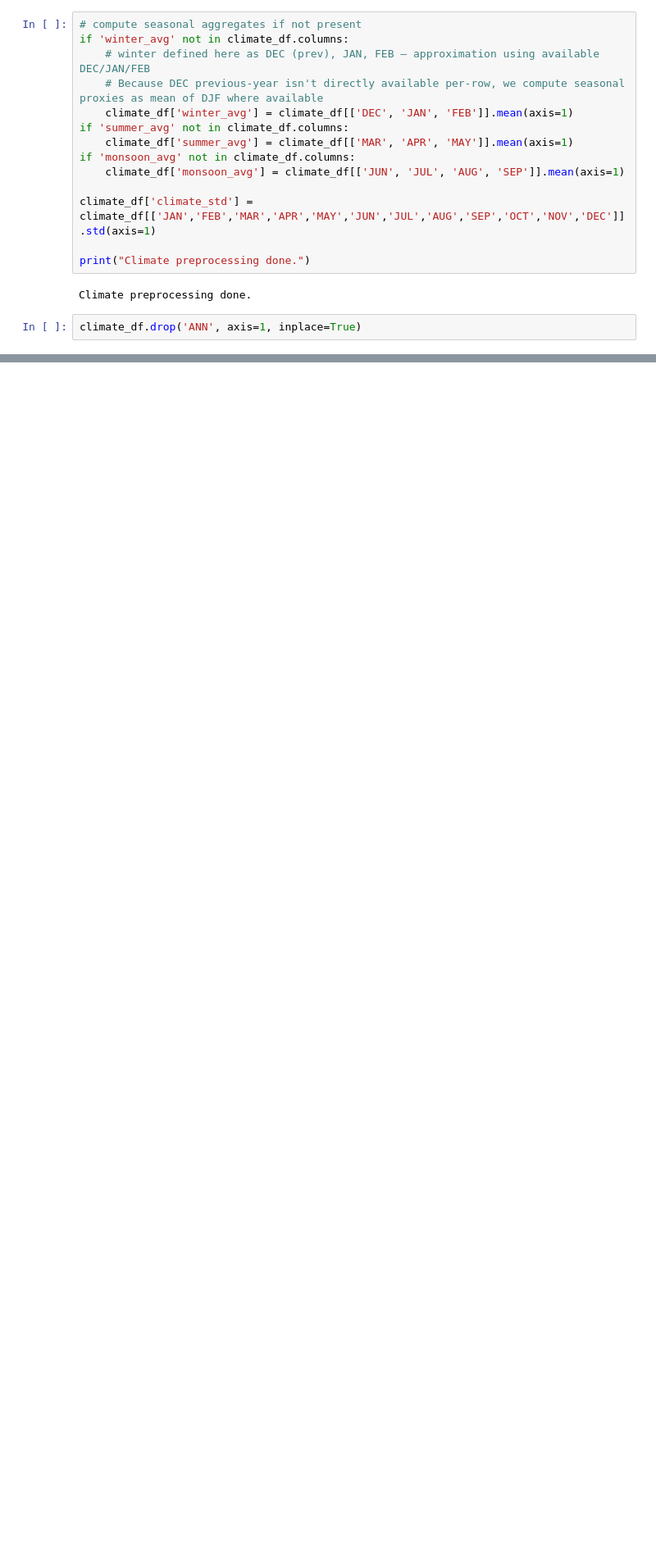
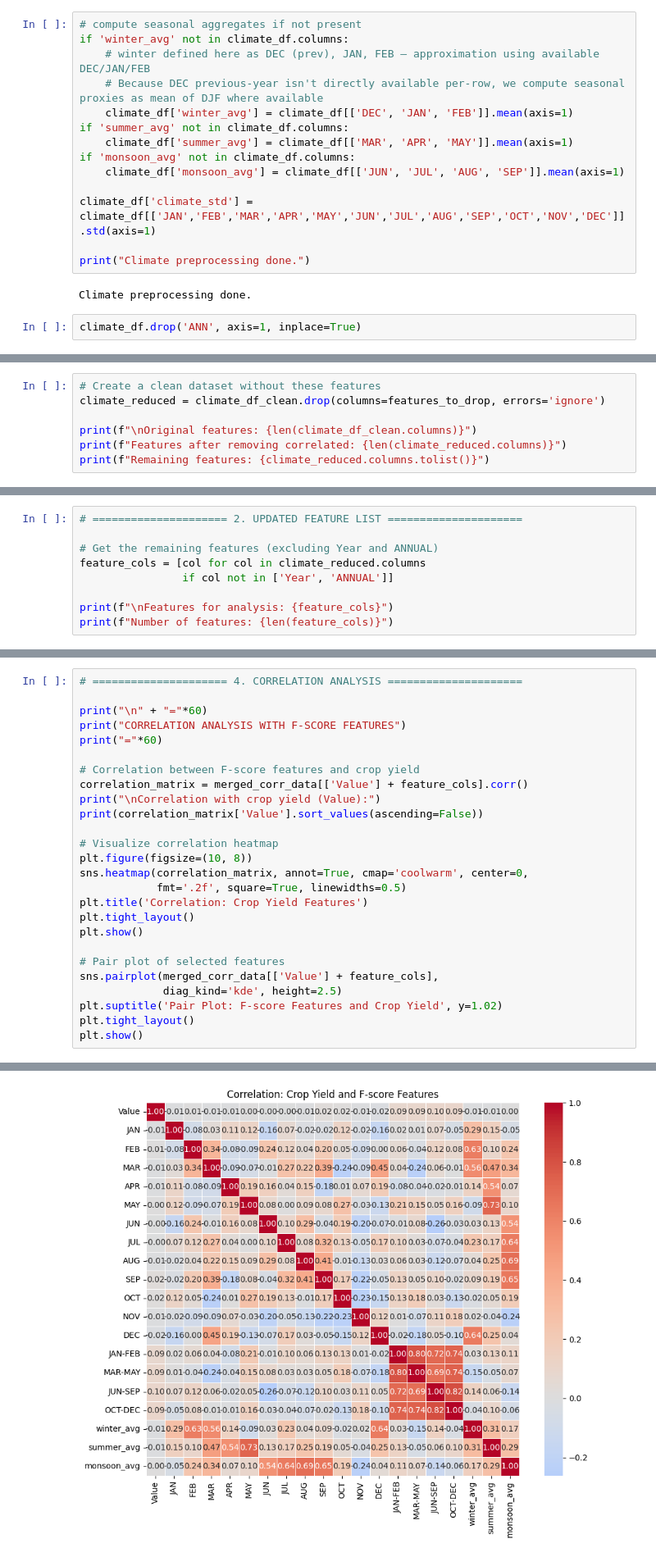
Before and after one commit to sandeepa-ukr/AI-Based-Crop-Predection, a Jupyter notebook: crop.ipynb, the cells around one changed output, grey strips where cells are left out. Shown at 82% size. Drawn from its saved outputs; the diff is of its cells as text; blank space fills up the shorter version.

```diff
--- a/crop.ipynb
+++ b/crop.ipynb
@@ -188,0 +319,7 @@ Combined climate and crop data columns: ['Year', 'JAN', 'FEB', 'MAR', 'APR', 'MA
+# %%
+# Create a clean dataset without these features
+climate_reduced = climate_df_clean.drop(columns=features_to_drop, errors='ignore')
+
+print(f"\nOriginal features: {len(climate_df_clean.columns)}")
+print(f"Features after removing correlated: {len(climate_reduced.columns)}")
+print(f"Remaining features: {climate_reduced.columns.tolist()}")
@@ -188,0 +330,9 @@ Combined climate and crop data columns: ['Year', 'JAN', 'FEB', 'MAR', 'APR', 'MA
+# %%
+# ===================== 2. UPDATED FEATURE LIST =====================
+
+# Get the remaining features (excluding Year and ANNUAL)
+feature_cols = [col for col in climate_reduced.columns
+                if col not in ['Year', 'ANNUAL']]
+
+print(f"\nFeatures for analysis: {feature_cols}")
+print(f"Number of features: {len(feature_cols)}")
@@ -188,0 +453,27 @@ Combined climate and crop data columns: ['Year', 'JAN', 'FEB', 'MAR', 'APR', 'MA
+# %%
+# ===================== 4. CORRELATION ANALYSIS =====================
+
+print("\n" + "="*60)
+print("CORRELATION ANALYSIS WITH F-SCORE FEATURES")
+print("="*60)
+
+# Correlation between F-score features and crop yield
+correlation_matrix = merged_corr_data[['Value'] + feature_cols].corr()
+print("\nCorrelation with crop yield (Value):")
+print(correlation_matrix['Value'].sort_values(ascending=False))
+
+# Visualize correlation heatmap
+plt.figure(figsize=(10, 8))
+sns.heatmap(correlation_matrix, annot=True, cmap='coolwarm', center=0,
+            fmt='.2f', square=True, linewidths=0.5)
+plt.title('Correlation: Crop Yield Features')
+plt.tight_layout()
+plt.show()
+
+# Pair plot of selected features
+sns.pairplot(merged_corr_data[['Value'] + feature_cols],
+             diag_kind='kde', height=2.5)
+plt.suptitle('Pair Plot: F-score Features and Crop Yield', y=1.02)
+plt.tight_layout()
+plt.show()
+# %% [output]
@@ -188,0 +497 @@ Combined climate and crop data columns: ['Year', 'JAN', 'FEB', 'MAR', 'APR', 'MA
+[figure, added]
```
Also changed, not shown: parts of 19 cells of this notebook.
